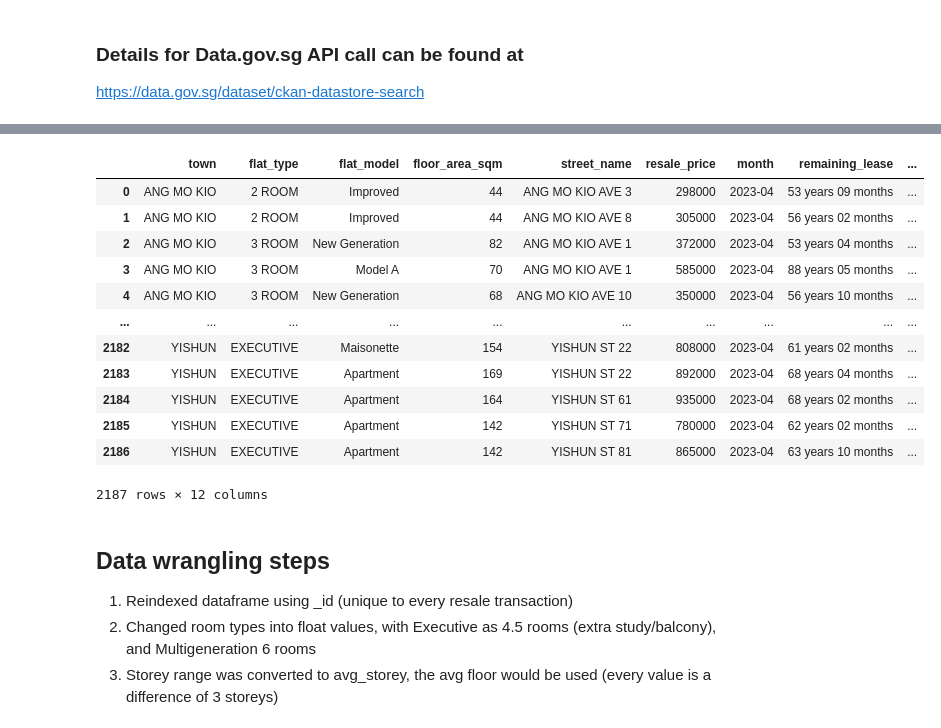
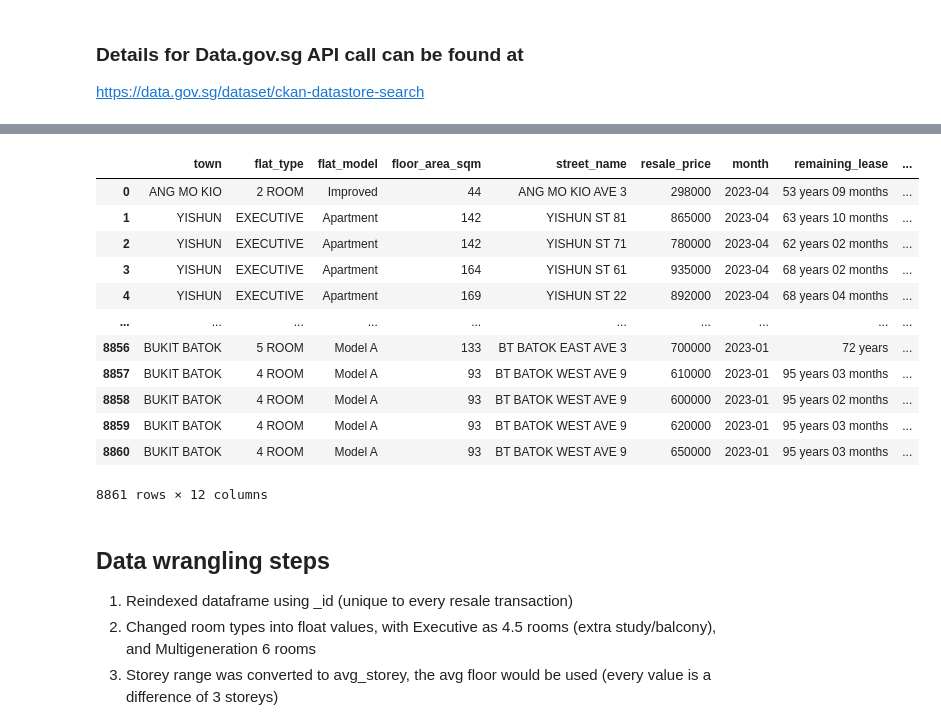
Before and after one commit to sienlonglim/ml_webapp, a Jupyter notebook: data_wrangling.ipynb, the cells around one changed output, grey strips where cells are left out. Saved outputs shown, nothing was run; the diff lists cells and outputs as text; code cells hidden in the pictures.

```diff
--- a/data_wrangling.ipynb
+++ b/data_wrangling.ipynb
@@ -153,7 +153,7 @@ def datagovsg_api_call(url: str, sort: str = 'month desc', limit: int = 100,
 df = datagovsg_api_call('https://data.gov.sg/api/action/datastore_search?resource_id=f1765b54-a209-4718-8d38-a39237f502b3',
                         sort='month desc',
                         limit = 10000,
-                        months = [4],
+                        months = [1,2,3,4],
                         years=[2023])
 df
 # %% [output]
@@ -165,16 +166,16 @@ datagovsg_api_call() called at  09:20:00        execution time: 1.7941 seconds
 |  | town | flat_type | flat_model | floor_area_sqm | street_name | resale_price | month | remaining_lease | ... |
 | 0 | ANG MO KIO | 2 ROOM | Improved | 44 | ANG MO KIO AVE 3 | 298000 | 2023-04 | 53 years 09 months | ... |
-| 1 | ANG MO KIO | 2 ROOM | Improved | 44 | ANG MO KIO AVE 8 | 305000 | 2023-04 | 56 years 02 months | ... |
-| 2 | ANG MO KIO | 3 ROOM | New Generation | 82 | ANG MO KIO AVE 1 | 372000 | 2023-04 | 53 years 04 months | ... |
-| 3 | ANG MO KIO | 3 ROOM | Model A | 70 | ANG MO KIO AVE 1 | 585000 | 2023-04 | 88 years 05 months | ... |
-| 4 | ANG MO KIO | 3 ROOM | New Generation | 68 | ANG MO KIO AVE 10 | 350000 | 2023-04 | 56 years 10 months | ... |
+| 1 | YISHUN | EXECUTIVE | Apartment | 142 | YISHUN ST 81 | 865000 | 2023-04 | 63 years 10 months | ... |
+| 2 | YISHUN | EXECUTIVE | Apartment | 142 | YISHUN ST 71 | 780000 | 2023-04 | 62 years 02 months | ... |
+| 3 | YISHUN | EXECUTIVE | Apartment | 164 | YISHUN ST 61 | 935000 | 2023-04 | 68 years 02 months | ... |
+| 4 | YISHUN | EXECUTIVE | Apartment | 169 | YISHUN ST 22 | 892000 | 2023-04 | 68 years 04 months | ... |
 | ... | ... | ... | ... | ... | ... | ... | ... | ... | ... |
-| 2182 | YISHUN | EXECUTIVE | Maisonette | 154 | YISHUN ST 22 | 808000 | 2023-04 | 61 years 02 months | ... |
-| 2183 | YISHUN | EXECUTIVE | Apartment | 169 | YISHUN ST 22 | 892000 | 2023-04 | 68 years 04 months | ... |
-| 2184 | YISHUN | EXECUTIVE | Apartment | 164 | YISHUN ST 61 | 935000 | 2023-04 | 68 years 02 months | ... |
-| 2185 | YISHUN | EXECUTIVE | Apartment | 142 | YISHUN ST 71 | 780000 | 2023-04 | 62 years 02 months | ... |
-| 2186 | YISHUN | EXECUTIVE | Apartment | 142 | YISHUN ST 81 | 865000 | 2023-04 | 63 years 10 months | ... |
+| 8856 | BUKIT BATOK | 5 ROOM | Model A | 133 | BT BATOK EAST AVE 3 | 700000 | 2023-01 | 72 years | ... |
+| 8857 | BUKIT BATOK | 4 ROOM | Model A | 93 | BT BATOK WEST AVE 9 | 610000 | 2023-01 | 95 years 03 months | ... |
+| 8858 | BUKIT BATOK | 4 ROOM | Model A | 93 | BT BATOK WEST AVE 9 | 600000 | 2023-01 | 95 years 02 months | ... |
+| 8859 | BUKIT BATOK | 4 ROOM | Model A | 93 | BT BATOK WEST AVE 9 | 620000 | 2023-01 | 95 years 03 months | ... |
+| 8860 | BUKIT BATOK | 4 ROOM | Model A | 93 | BT BATOK WEST AVE 9 | 650000 | 2023-01 | 95 years 03 months | ... |
-2187 rows × 12 columns
+8861 rows × 12 columns
 # %%
 # from dataprep.eda import create_report
 # create_report(df).show()
```
Also changed, not shown: parts of 11 cells of this notebook, 5 other files.
